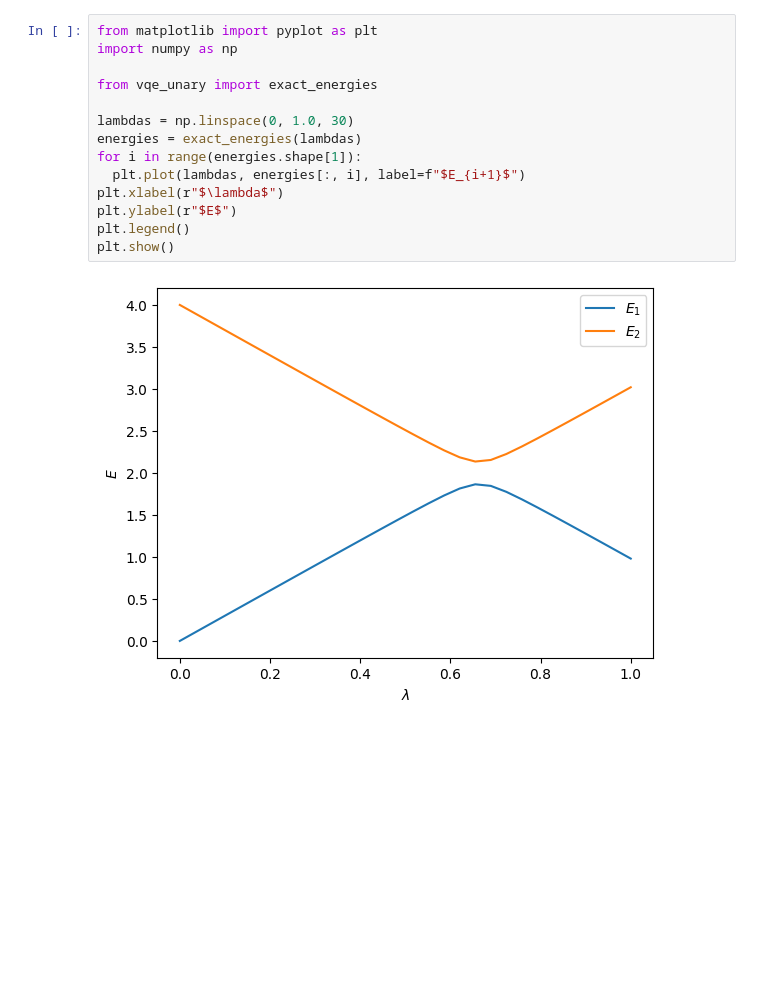
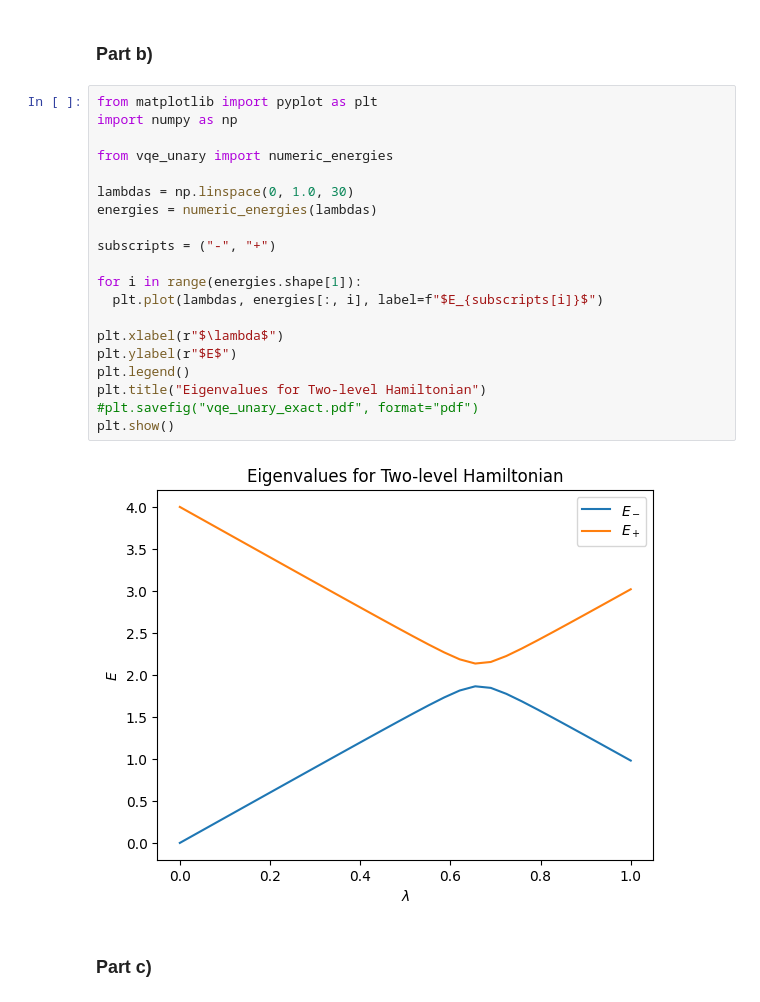
Before and after one commit to semapheur/fys5419, a Jupyter notebook: project_1/code/part_bc.ipynb, the cells around one changed output. Cells and saved outputs as stored; diff of their text form; blank space fills up the shorter version.

```diff
--- a/project_1/code/part_bc.ipynb
+++ b/project_1/code/part_bc.ipynb
@@ -1,19 +1,29 @@
+# %% [markdown]
+### Part b)
 # %%
 from matplotlib import pyplot as plt
 import numpy as np
 
-from vqe_unary import exact_energies
+from vqe_unary import numeric_energies
 
 lambdas = np.linspace(0, 1.0, 30)
-energies = exact_energies(lambdas)
+energies = numeric_energies(lambdas)
+
+subscripts = ("-", "+")
+
 for i in range(energies.shape[1]):
-  plt.plot(lambdas, energies[:, i], label=f"$E_{i+1}$")
+  plt.plot(lambdas, energies[:, i], label=f"$E_{subscripts[i]}$")
+
 plt.xlabel(r"$\lambda$")
 plt.ylabel(r"$E$")
 plt.legend()
+plt.title("Eigenvalues for Two-level Hamiltonian")
+#plt.savefig("vqe_unary_exact.pdf", format="pdf")
 plt.show()
 # %% [output]
-[figure, old version]
+[figure, new version]
+# %% [markdown]
+### Part c)
 # %%
 from matplotlib import pyplot as plt
 import numpy as np
```
Also changed, not shown: parts of 1 cell of this notebook, 12 other files.
